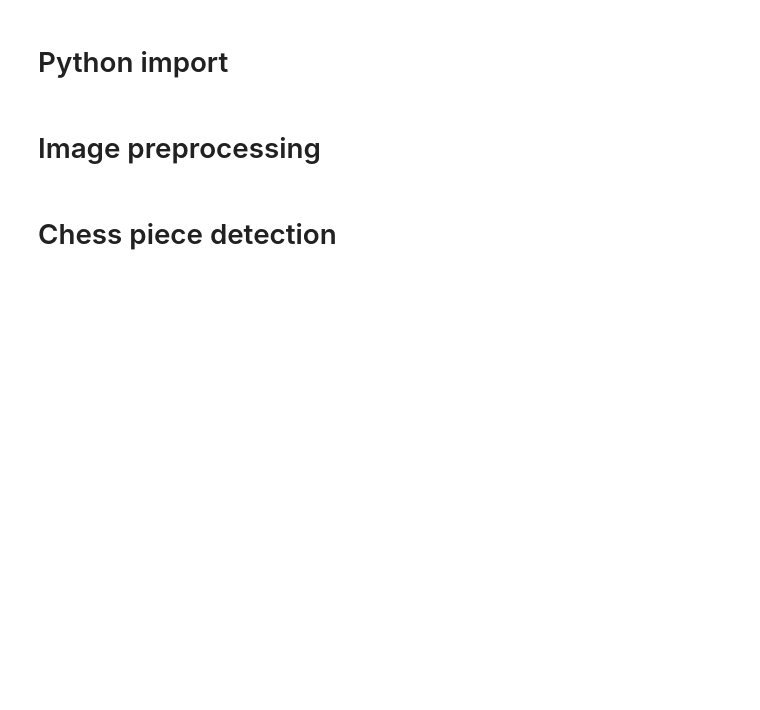
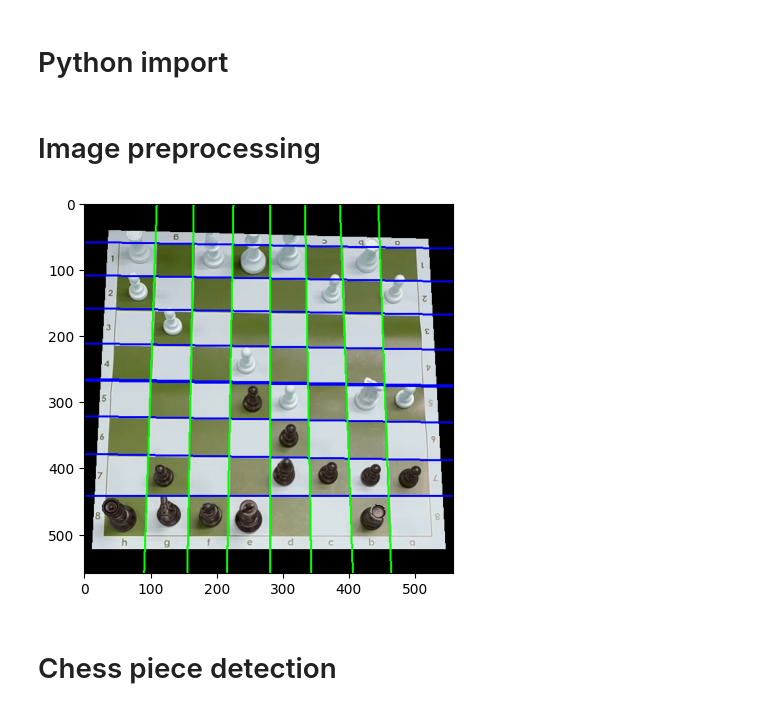
Before and after one commit to markthitrin/Chess-Detection, a Jupyter notebook: main.ipynb, the cells around one changed output. Saved outputs shown, nothing was run; the diff lists cells and outputs as text; code cells hidden in the pictures; blank space fills up the shorter version.

Commit message:
Add cell line seperator

```diff
--- a/main.ipynb
+++ b/main.ipynb
@@ -174,0 +208,37 @@ def apply_sol2(image) :
+# %%
+def get_intersect_board_line(lines,corners) :
+    output_lines = []
+    for line in lines :
+        board_poly = Polygon(corners[0], corners[1], corners[3], corners[2])
+        if board_poly.intersection(Line(Point(line[0],line[1]), Point(line[2], line[3]))) :
+            output_lines.append(line)
+    return output_lines
+# %%
+def get_shrink_corners(corners, x) :
+    corners[0][0] += x
+    corners[0][1] += x
+    corners[1][0] -= x
+    corners[1][1] += x
+    corners[2][0] -= x
+    corners[2][1] -= x
+    corners[3][0] += x
+    corners[3][1] -= x
+    return corners
+# %%
+def get_cell_cordinate(image, corners = None, horizontal_lines = None, vertical_lines = None) :
+    if corners == None :
+        transformed_image = apply_transformation(image)
+        intersection_points = get_intersection_point(transformed_image)
+        corners = get_corner(image,intersection_points)
+    shrink_corners = get_shrink_corners([corners[0],corners[1],corners[3],corners[2]], 10)
+    board_mask = cv2.fillPoly(image * 0,[np.array(shrink_corners)],(255,255,255))
+    mask_image = cv2.bitwise_and(image,board_mask)
+    if(horizontal_lines == None or vertical_lines == None) :
+        transformed_image = apply_transformation(image)
+        horizontal_lines, vertical_lines = get_oriented_line(transformed_image)
+    horizontal_lines_separate = filter_separate_lines(horizontal_lines)
+    vertical_lines_separate = filter_separate_lines(vertical_lines)
+    horizontal_lines_intersect = get_intersect_board_line(horizontal_lines_separate, shrink_corners)
+    vertical_lines_intersect = get_intersect_board_line(vertical_lines_separate, shrink_corners)
+
+    return horizontal_lines_intersect, vertical_lines_intersect
@@ -175,3 +249,9 @@ def apply_sol2(image) :
+# %%
+image_path = 'image.jpg'
+image = cv2.imread(image_path)
+get_cell_cordinate(image)
+# %% [output]
+[figure, added]
 # %% [markdown]
 # Chess piece detection
 # %%
```
Also changed, not shown: parts of 5 cells of this notebook.
